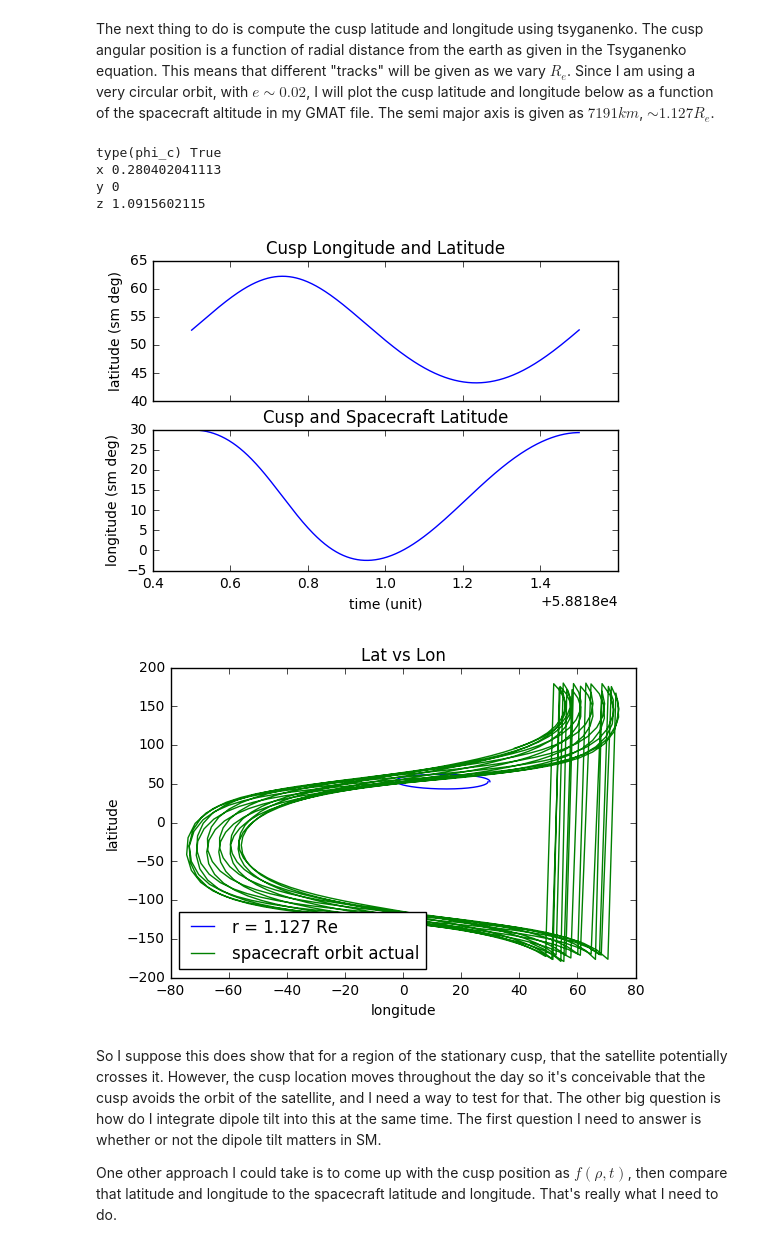
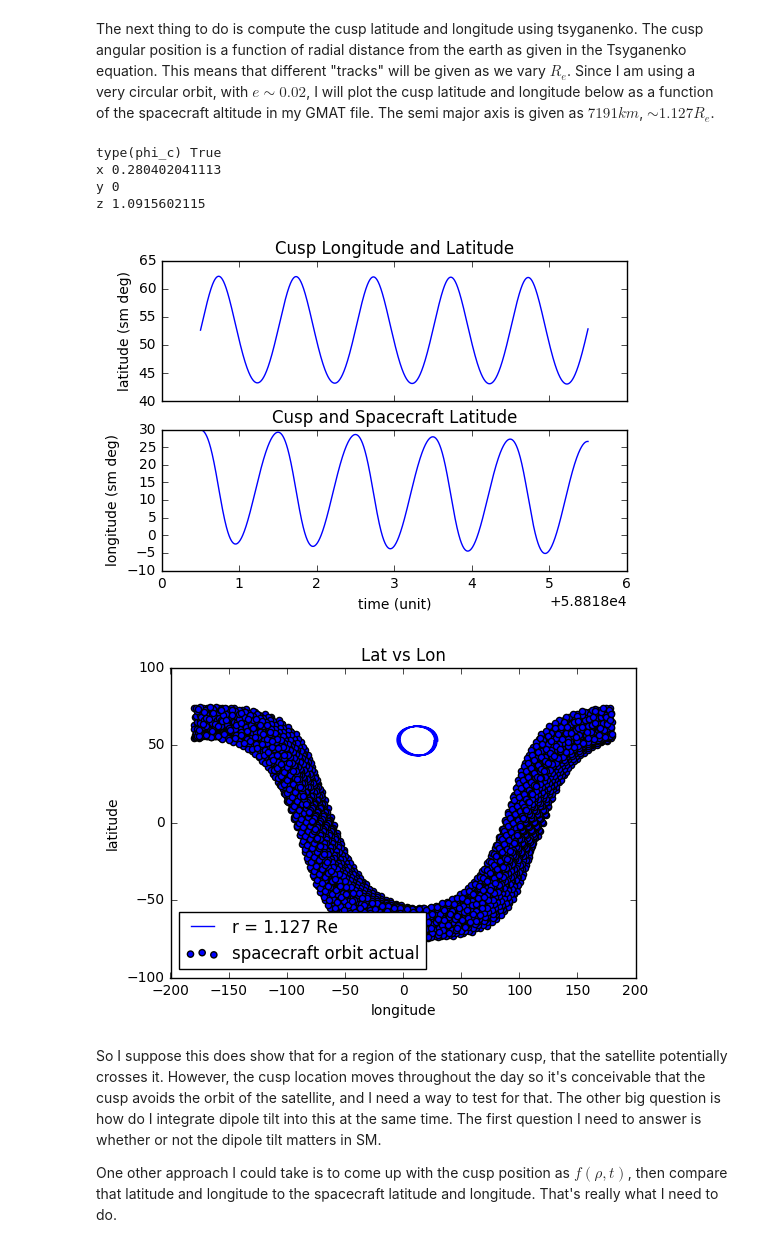
Before and after one commit to fsbr/se3-path-planner, a Jupyter notebook: modularPlanner/Cusp Plots (Daily).ipynb, the cells around one changed output. Cells and saved outputs as stored; diff of their text form; code cells hidden in the pictures.

```diff
--- a/modularPlanner/Cusp Plots (Daily).ipynb
+++ b/modularPlanner/Cusp Plots (Daily).ipynb
@@ -43,7 +43,8 @@ Note that below, there are many ways that we could set up the subplot, but I jus
 Note: The units for this system is solar magnetic degrees.  Some plots I did gave me that kind of bias to think that SM would be the best coordinate system for this. (That's probably not true but there are many ways to solve this problem).
 # %%
 # the orbit is fairly easy to get
-df = pd.read_csv('singleday.csv')
+# df = pd.read_csv('singleday.csv')
+df = pd.read_csv('5day.csv')
 t = df['DefaultSC.A1ModJulian'] + 29999.5
 x = df['DefaultSC.gse.X']
 y = df['DefaultSC.gse.Y']
@@ -83,36 +84,36 @@ x,y,z= tsyg.tsygCyl2Car(phic,rs)
 print("x",x)
 print("y",y)
 print("z",z)
 
 # next lets put these three coordinates into a spacepy coordinates object
 
 singletrack = coord.Coords([[x,y,z]]*len(t), 'GSE', 'car')
 singletrack.ticks = Ticktock(t,'MJD')
 singletrack = singletrack.convert('SM','sph')
 f, axarr2 = plt.subplots(2, sharex=True)
 # axarr[0].plot(t, y)
 axarr2[0].set_title('Cusp Longitude and Latitude')
 axarr2[0].set_ylabel('latitude (sm deg)')
 axarr2[0].plot(singletrack.ticks.MJD, singletrack.lati)
 axarr2[1].set_title('Cusp and Spacecraft Latitude')
 axarr2[1].set_ylabel('longitude (sm deg)')
 axarr2[1].plot(singletrack.ticks.MJD, singletrack.long)
 plt.xlabel('time (unit)')
 f,axarr3 = plt.subplots(1)
 axarr3.set_title('Lat vs Lon')
 axarr3.set_ylabel('latitude')
 axarr3.set_xlabel('longitude')
 axarr3.plot(singletrack.long,singletrack.lati, label='r = 1.127 Re')
-axarr3.plot(sm.lati,sm.long,label='spacecraft orbit actual')
+axarr3.scatter(sm.long,sm.lati,label='spacecraft orbit actual')
 axarr3.legend(loc='lower left')
 plt.show()
 # %% [output]
 type(phi_c) True
 x 0.280402041113
 y 0
 z 1.0915602115
-[figure, old version]
+[figure, new version]
-[figure, old version]
+[figure, new version]
 # %% [markdown]
 So I suppose this does show that for a region of the stationary cusp, that the satellite potentially crosses it.  However, the cusp location moves throughout the day so it's conceivable that the cusp avoids the orbit of the satellite, and I need a way to test for that.  The other big question is how do I integrate dipole tilt into this at the same time.  The first question I need to answer is whether or not the dipole tilt matters in SM.
 
```
Also changed, not shown: parts of 5 cells of this notebook, 2 other files.
